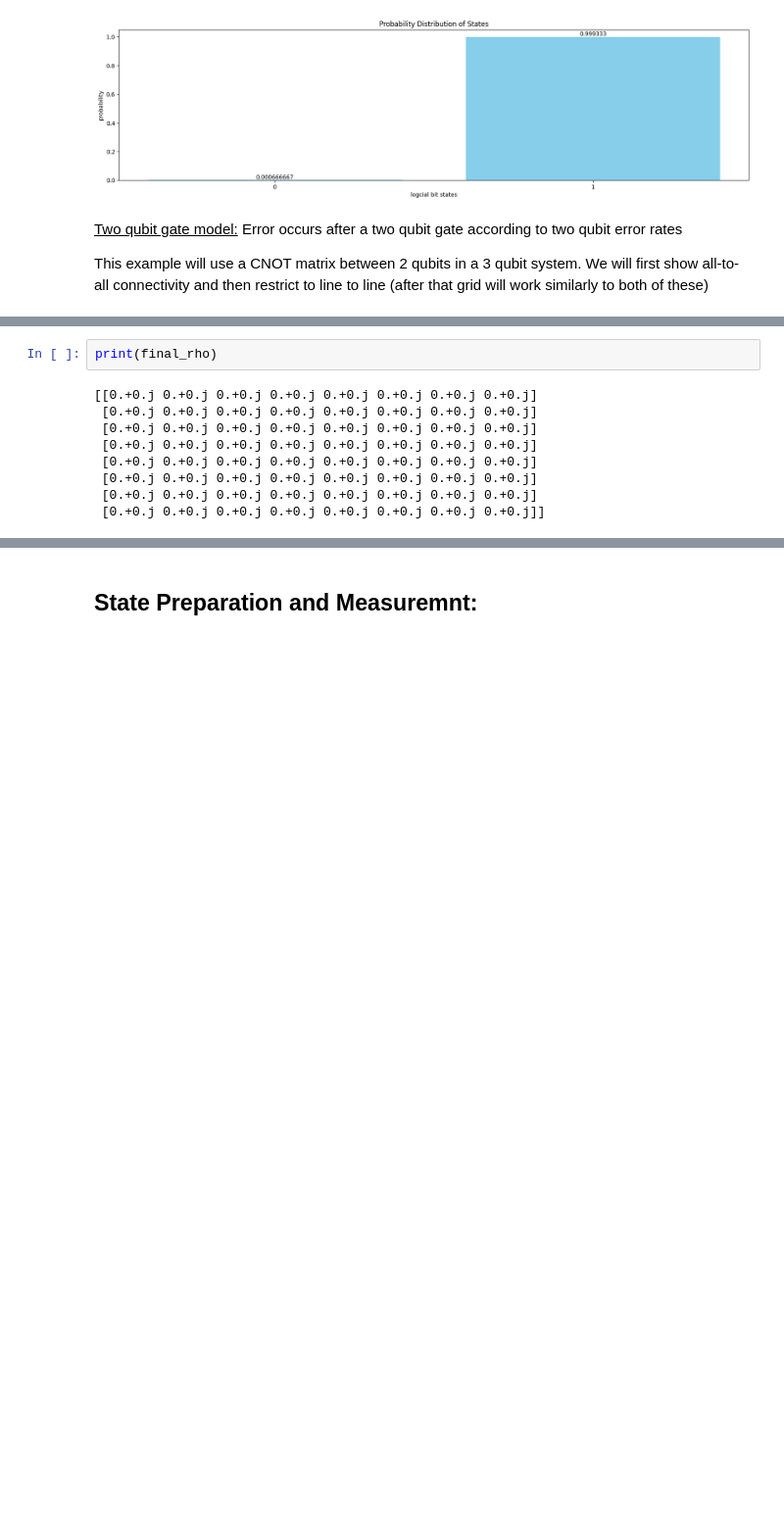
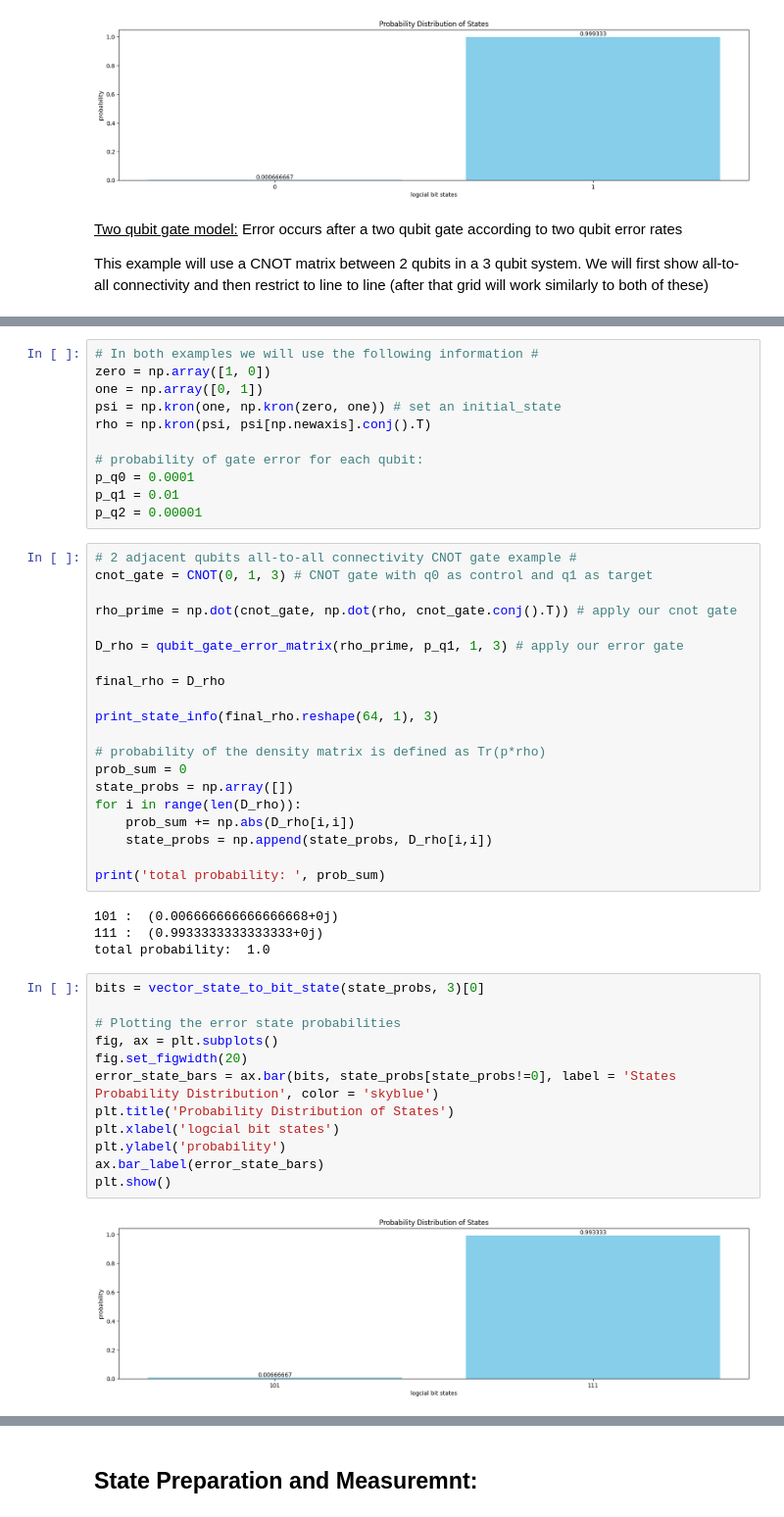
Before and after one commit to gnperdue/QEC_code, a Jupyter notebook: error models.ipynb, the cells around one changed output, grey strips where cells are left out. Shown at 98% size. Cells and saved outputs as stored; diff of their text form; blank space fills up the shorter version.

Commit message:
Created a error gate matrix calculator as well as a CNOT gate function that applies an errored CNOT gate to your system depending on parameters

```diff
--- a/error models.ipynb
+++ b/error models.ipynb
@@ -160,11 +97,49 @@ ValueError: shapes (8,8) and (1,8) not aligned: 8 (dim 1) != 1 (dim 0)
-# %%
-print(final_rho)
-# %% [output]
-[[0.+0.j 0.+0.j 0.+0.j 0.+0.j 0.+0.j 0.+0.j 0.+0.j 0.+0.j]
- [0.+0.j 0.+0.j 0.+0.j 0.+0.j 0.+0.j 0.+0.j 0.+0.j 0.+0.j]
- [0.+0.j 0.+0.j 0.+0.j 0.+0.j 0.+0.j 0.+0.j 0.+0.j 0.+0.j]
- [0.+0.j 0.+0.j 0.+0.j 0.+0.j 0.+0.j 0.+0.j 0.+0.j 0.+0.j]
- [0.+0.j 0.+0.j 0.+0.j 0.+0.j 0.+0.j 0.+0.j 0.+0.j 0.+0.j]
- [0.+0.j 0.+0.j 0.+0.j 0.+0.j 0.+0.j 0.+0.j 0.+0.j 0.+0.j]
- [0.+0.j 0.+0.j 0.+0.j 0.+0.j 0.+0.j 0.+0.j 0.+0.j 0.+0.j]
- [0.+0.j 0.+0.j 0.+0.j 0.+0.j 0.+0.j 0.+0.j 0.+0.j 0.+0.j]]
+# %%
+# In both examples we will use the following information #
+zero = np.array([1, 0])
+one = np.array([0, 1])
+psi = np.kron(one, np.kron(zero, one)) # set an initial_state
+rho = np.kron(psi, psi[np.newaxis].conj().T)
+
+# probability of gate error for each qubit:
+p_q0 = 0.0001
+p_q1 = 0.01
+p_q2 = 0.00001
+# %%
+# 2 adjacent qubits all-to-all connectivity CNOT gate example #
+cnot_gate = CNOT(0, 1, 3) # CNOT gate with q0 as control and q1 as target
+
+rho_prime = np.dot(cnot_gate, np.dot(rho, cnot_gate.conj().T)) # apply our cnot gate
+
+D_rho = qubit_gate_error_matrix(rho_prime, p_q1, 1, 3) # apply our error gate
+
+final_rho = D_rho
+
+print_state_info(final_rho.reshape(64, 1), 3)
+
+# probability of the density matrix is defined as Tr(p*rho)
+prob_sum = 0
+state_probs = np.array([])
+for i in range(len(D_rho)):
+    prob_sum += np.abs(D_rho[i,i])
+    state_probs = np.append(state_probs, D_rho[i,i])
+
+print('total probability: ', prob_sum)
+# %% [output]
+101 :  (0.006666666666666668+0j)
+111 :  (0.9933333333333333+0j)
+total probability:  1.0
+# %%
+bits = vector_state_to_bit_state(state_probs, 3)[0]
+
+# Plotting the error state probabilities
+fig, ax = plt.subplots()
+fig.set_figwidth(20)
+error_state_bars = ax.bar(bits, state_probs[state_probs!=0], label = 'States Probability Distribution', color = 'skyblue')
+plt.title('Probability Distribution of States')
+plt.xlabel('logcial bit states')
+plt.ylabel('probability')
+ax.bar_label(error_state_bars)
+plt.show()
+# %% [output]
+[figure, added]
```
Also changed, not shown: parts of 9 cells of this notebook, 1 other file.
